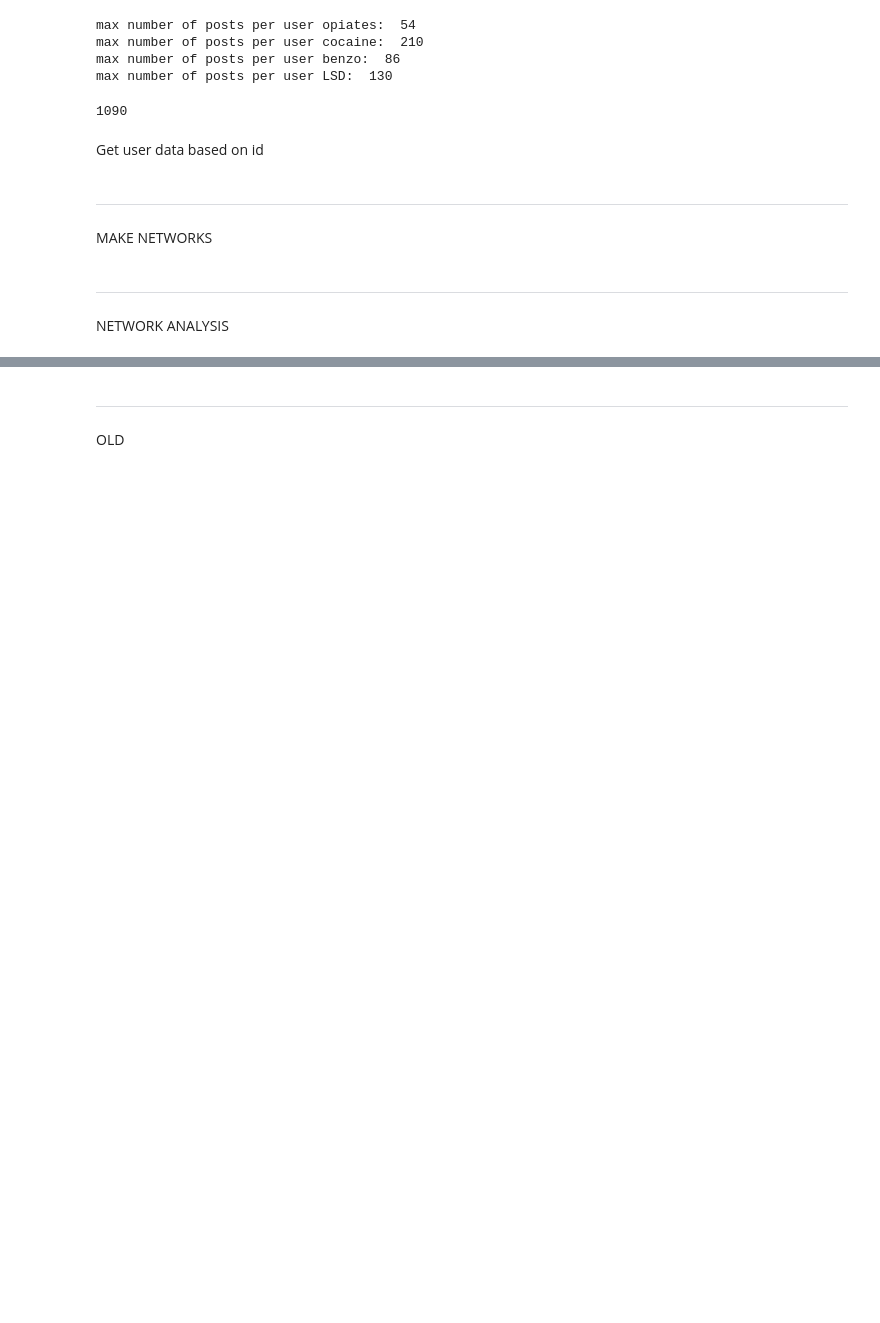
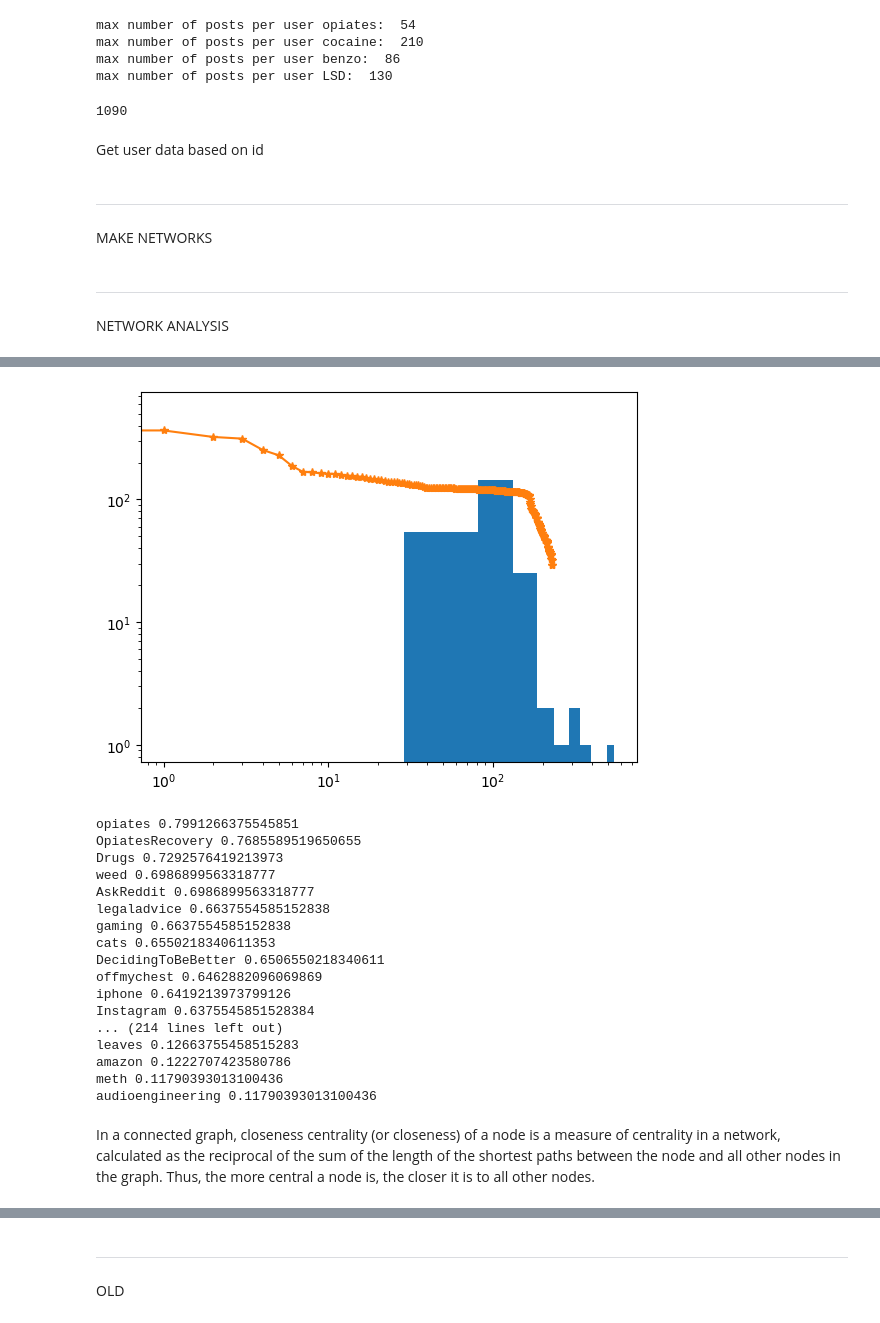
Before and after one commit to social-nlp-lab/reddit-network, a Jupyter notebook: make-class-ego.ipynb, the cells around one changed output, grey strips where cells are left out. Cells and saved outputs as stored; diff of their text form; code cells hidden in the pictures; blank space fills up the shorter version.

```diff
--- a/make-class-ego.ipynb
+++ b/make-class-ego.ipynb
@@ -208,0 +305,24 @@ import networkx
+# %%
+G_O, opiates_degree, opiates_betweenness, opiates_closeness, opiates_eigenvector = get_centrality(opiates2, 97.8)
+opiates_degree_df = get_degree(opiates_degree, G_O)
+# %% [output]
+[figure, added]
+opiates 0.7991266375545851
+OpiatesRecovery 0.7685589519650655
+Drugs 0.7292576419213973
+weed 0.6986899563318777
+AskReddit 0.6986899563318777
+legaladvice 0.6637554585152838
+gaming 0.6637554585152838
+cats 0.6550218340611353
+DecidingToBeBetter 0.6506550218340611
+offmychest 0.6462882096069869
+iphone 0.6419213973799126
+Instagram 0.6375545851528384
+... (214 lines left out)
+leaves 0.12663755458515283
+amazon 0.1222707423580786
+meth 0.11790393013100436
+audioengineering 0.11790393013100436
+# %% [markdown]
+In a connected graph, closeness centrality (or closeness) of a node is a measure of centrality in a network, calculated as the reciprocal of the sum of the length of the shortest paths between the node and all other nodes in the graph. Thus, the more central a node is, the closer it is to all other nodes.
```
Also changed, not shown: parts of 31 cells of this notebook, 4 other files.
